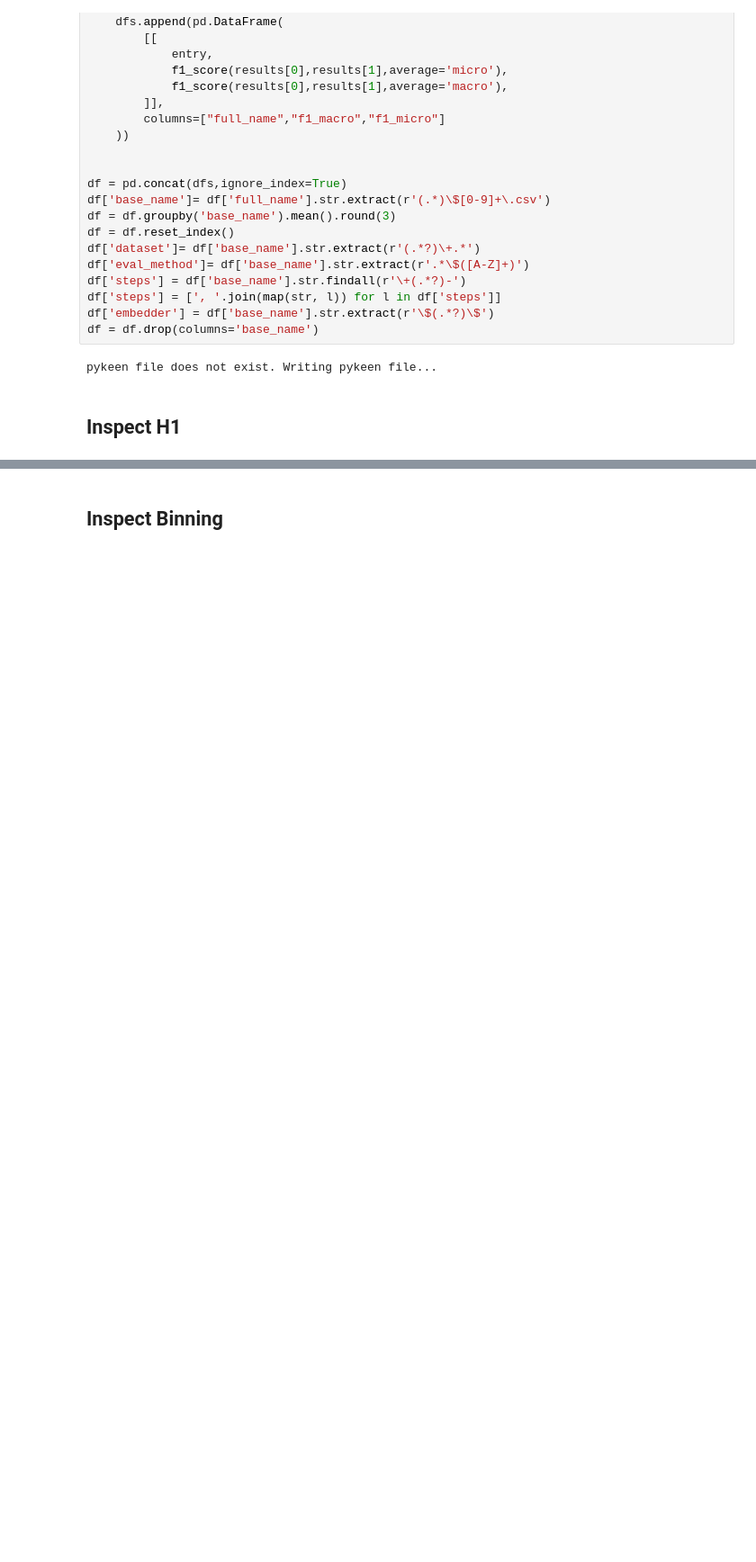
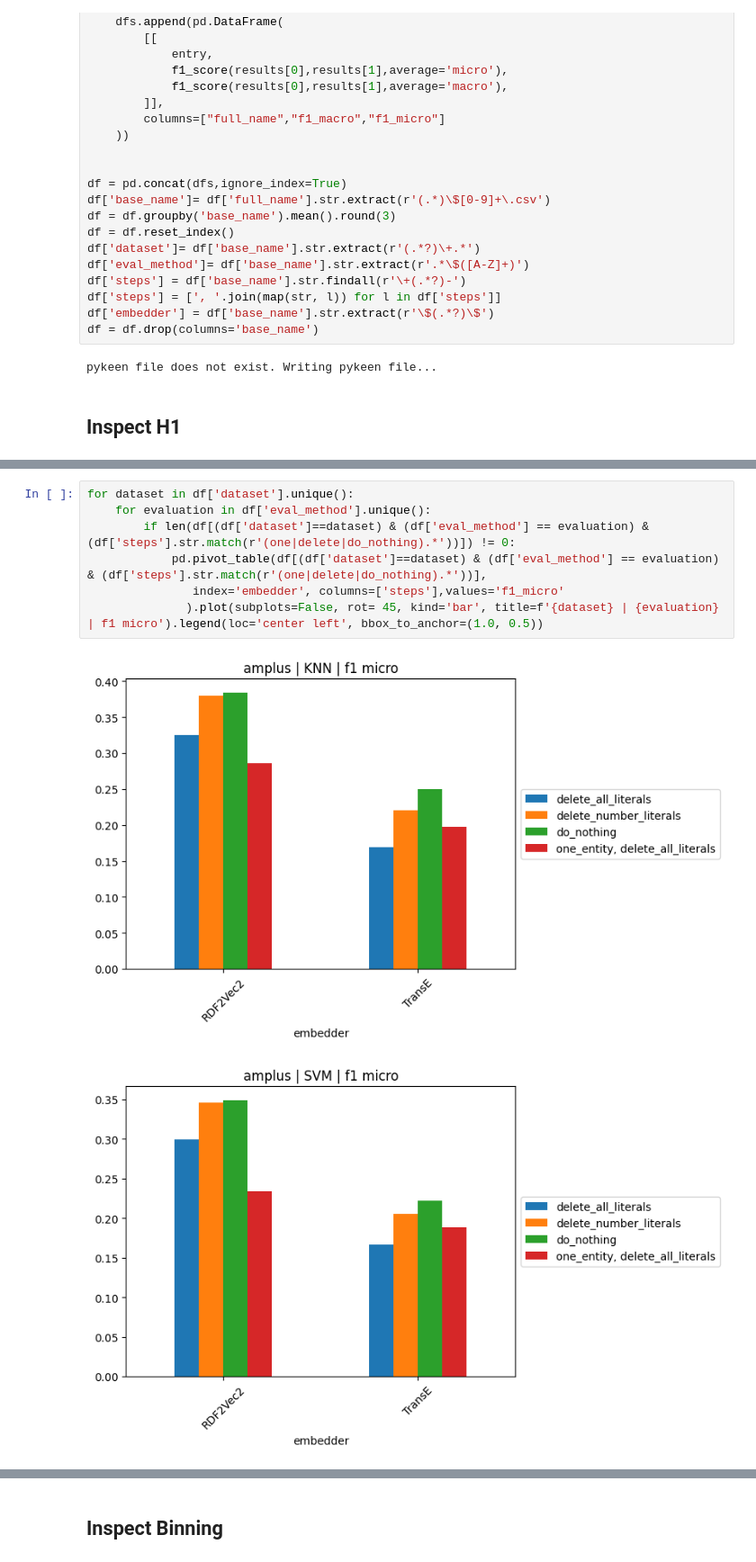
Before and after one commit to ArcNoctris/kg_literal_preprocessing, a Jupyter notebook: notebooks/evaluate_results.ipynb, the cells around one changed output, grey strips where cells are left out. Shown at 90% size. Drawn from its saved outputs; the diff is of its cells as text; blank space fills up the shorter version.

```diff
--- a/notebooks/evaluate_results.ipynb
+++ b/notebooks/evaluate_results.ipynb
@@ -55,0 +64,10 @@ for dataset in df['dataset'].unique():
+# %%
+for dataset in df['dataset'].unique():
+    for evaluation in df['eval_method'].unique():
+        if len(df[(df['dataset']==dataset) & (df['eval_method'] == evaluation) & (df['steps'].str.match(r'(one|delete|do_nothing).*'))]) != 0:
+            pd.pivot_table(df[(df['dataset']==dataset) & (df['eval_method'] == evaluation) & (df['steps'].str.match(r'(one|delete|do_nothing).*'))],
+               index='embedder', columns=['steps'],values='f1_micro'
+              ).plot(subplots=False, rot= 45, kind='bar', title=f'{dataset} | {evaluation} | f1 micro').legend(loc='center left', bbox_to_anchor=(1.0, 0.5))
+# %% [output]
+[figure, added]
+[figure, added]
```
Also changed, not shown: parts of 4 cells of this notebook, 6 other files.
